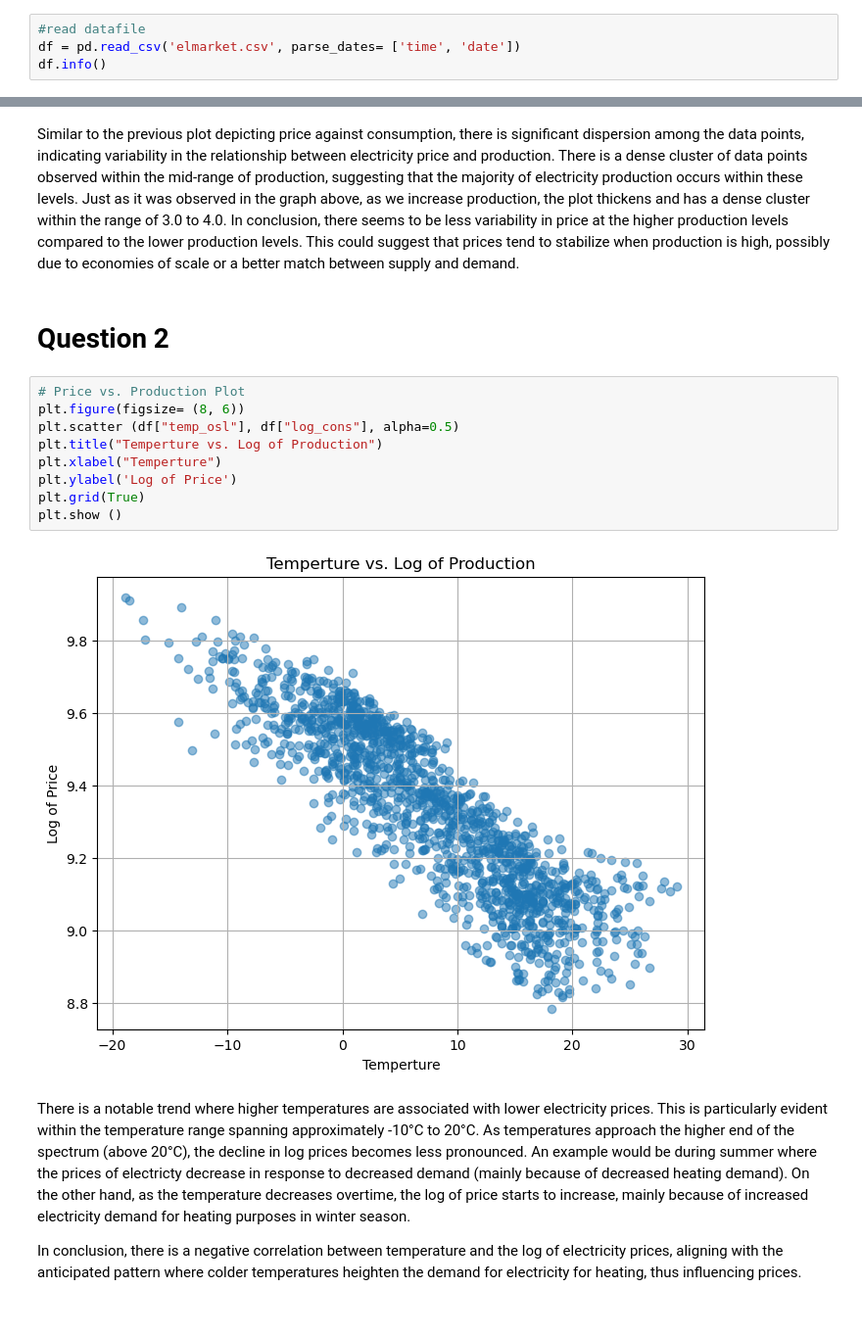
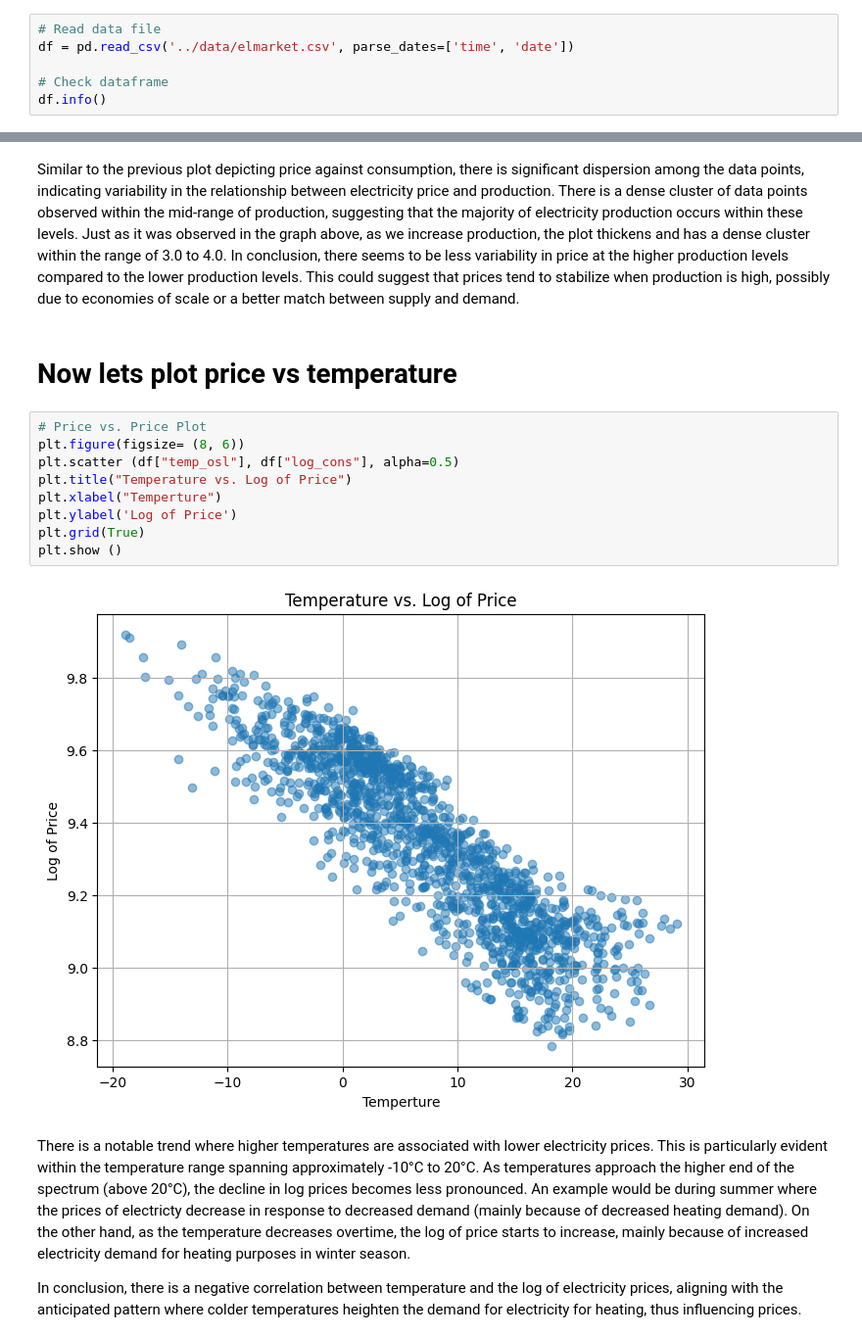
Before and after one commit to BigSam101/no-electricity-demand-supply-equilibrium, a Jupyter notebook: notebook/electricity_equilibrium_no1.ipynb, the cells around one changed output, grey strips where cells are left out. Shown at 98% size. Drawn from its saved outputs; the diff is of its cells as text; blank space fills up the shorter version.

```diff
--- a/notebook/electricity_equilibrium_no1.ipynb
+++ b/notebook/electricity_equilibrium_no1.ipynb
@@ -19,6 +24,8 @@ randhour= 9
 # %%
-#read datafile
-df = pd.read_csv('elmarket.csv', parse_dates= ['time', 'date'])
+# Read data file
+df = pd.read_csv('../data/elmarket.csv', parse_dates=['time', 'date'])
+
+# Check dataframe
 df.info()
 # %% [output]
 <class 'pandas.core.frame.DataFrame'>
@@ -182,18 +187,18 @@ plt.show()
 # %% [markdown]
 Similar to the previous plot depicting price against consumption, there is significant dispersion among the data points, indicating variability in the relationship between electricity price and production. There is a dense cluster of data points observed within the mid-range of production, suggesting that the majority of electricity production occurs within these levels. Just as it was observed in the graph above, as we increase production, the plot thickens and has a dense cluster within the range of 3.0 to 4.0. In conclusion, there seems to be less variability in price at the higher production levels compared to the lower production levels. This could suggest that prices tend to stabilize when production is high, possibly due to economies of scale or a better match between supply and demand.
 # %% [markdown]
-# Question 2
+# Now lets plot price vs temperature
 # %%
-# Price vs. Production Plot
+# Price vs. Price Plot
 plt.figure(figsize= (8, 6))
 plt.scatter (df["temp_osl"], df["log_cons"], alpha=0.5)
-plt.title("Temperture vs. Log of Production")
+plt.title("Temperature vs. Log of Price")
 plt.xlabel("Temperture")
 plt.ylabel('Log of Price')
 plt.grid(True)
 plt.show ()
 # %% [output]
-[figure, old version]
+[figure, new version]
 # %% [markdown]
 There is a notable trend where higher temperatures are associated with lower electricity prices.  This is particularly evident within the temperature range spanning approximately -10°C to 20°C. As temperatures approach the higher end of the spectrum (above 20°C), the decline in log prices becomes less pronounced. An example would be during summer where the prices of electricty decrease in response to decreased demand (mainly because of decreased heating demand). On the other hand, as the temperature decreases overtime, the log of price starts to increase, mainly because of increased electricity demand for heating purposes in winter season.
 
```
Also changed, not shown: parts of 46 cells of this notebook.
